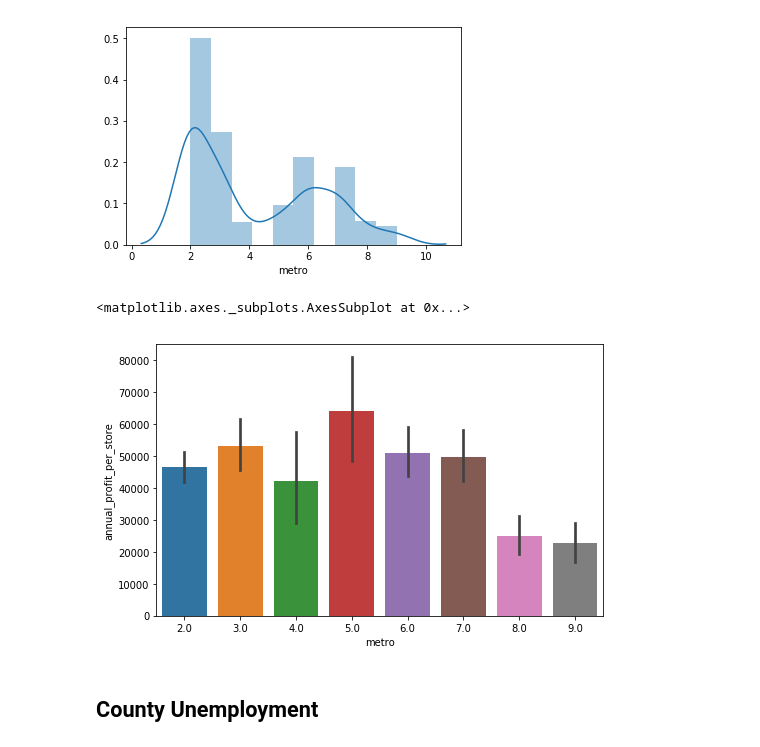
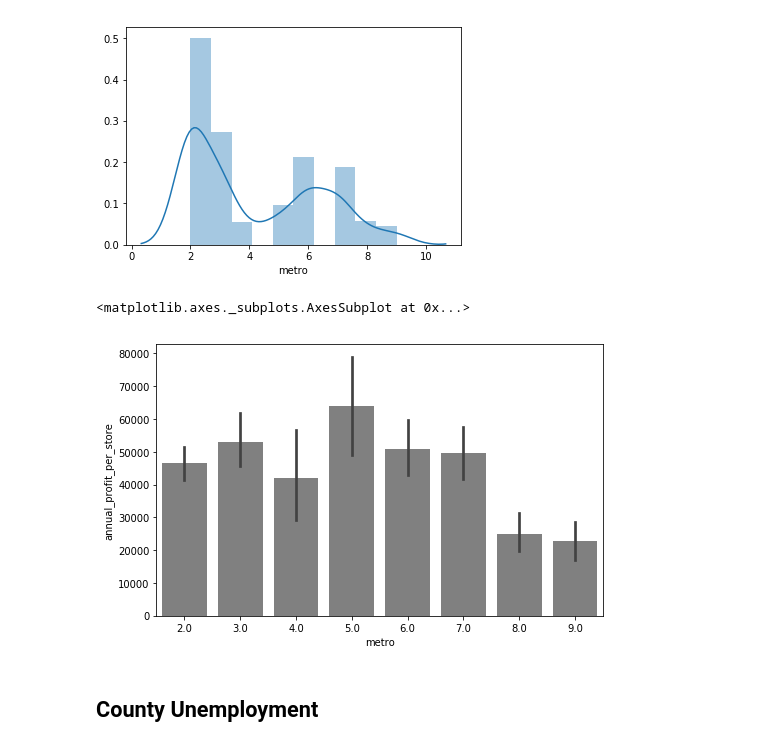
Before and after one commit to austinlasseter/Iowa_Liquor, a Jupyter notebook: code/3 - Exploratory Data Analysis.ipynb, the cells around one changed output. Drawn from its saved outputs; the diff is of its cells as text; code cells hidden in the pictures.

```diff
--- a/code/3 - Exploratory Data Analysis.ipynb
+++ b/code/3 - Exploratory Data Analysis.ipynb
@@ -168,13 +168,13 @@ sns.distplot(stores['metro']);
 # %%
 # Stores located in suburban counties (metro=5) have the highest annual profit, and rural ones have the lowest.
 fig = plt.figure(figsize=(8,5))
 
 # get the axis
 ax = fig.gca()
-sns.barplot(x=stores['metro'], y=stores['annual_profit_per_store'])
+sns.barplot(x=stores['metro'], y=stores['annual_profit_per_store'], color='gray')
 # %% [output]
 <matplotlib.axes._subplots.AxesSubplot at 0x...>
-[figure, old version]
+[figure, new version]
 # %% [markdown]
 ## County Unemployment
 # %%
```
Also changed, not shown: parts of 4 cells of this notebook, 1 other file.
